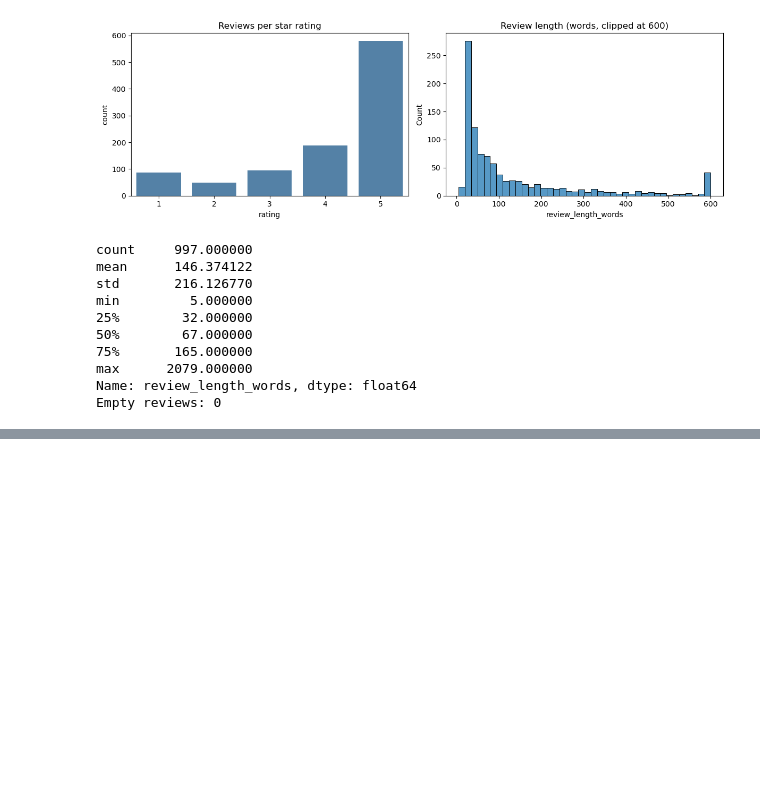
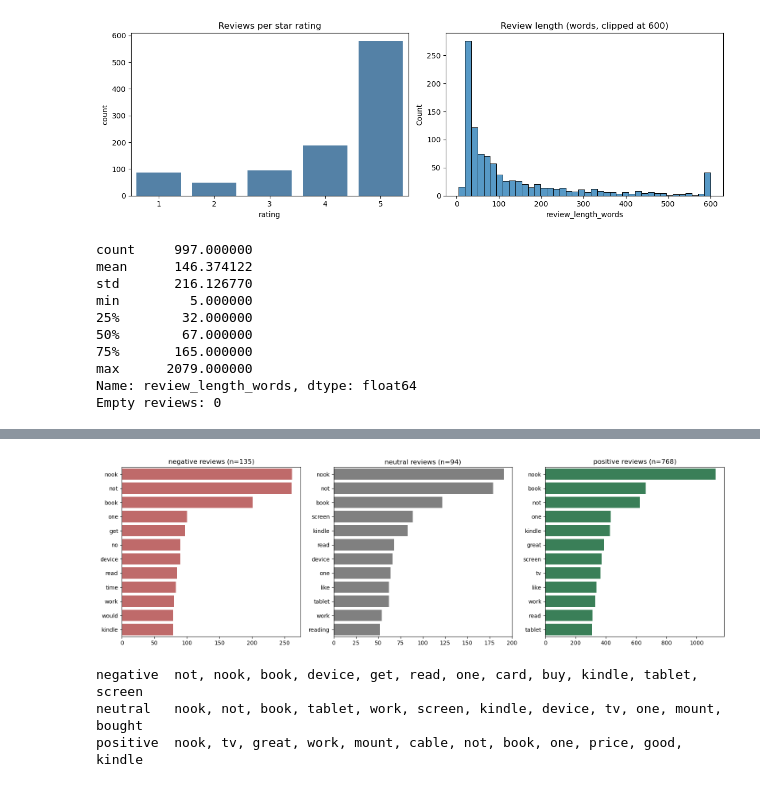
Before and after one commit to Gyrith/Amazon-reviews-NLP-Time-Series-Neural-Networks, a Jupyter notebook: C09_MO8.ipynb, the cells around one changed output, grey strips where cells are left out. Drawn from its saved outputs; the diff is of its cells as text; code cells hidden in the pictures; blank space fills up the shorter version.

```diff
--- a/C09_MO8.ipynb
+++ b/C09_MO8.ipynb
@@ -199,0 +276,27 @@ Empty reviews: 0
+# %%
+# language by sentiment
+def top_by_group(mask, k=12):
+    toks = [t for toks in df.loc[mask, 'processed_tokens'] for t in toks]
+    return Counter(toks).most_common(k)
+
+fig, axes = plt.subplots(1, 3, figsize=(16, 5))
+for ax, lab in zip(axes, ['negative', 'neutral', 'positive']):
+    w, c = zip(*top_by_group(df['sentiment_label'] == lab))
+    sns.barplot(x=list(c), y=list(w), ax=ax, color={'negative': 'indianred', 'neutral': 'gray', 'positive': 'seagreen'}[lab])
+    ax.set_title(f'{lab} reviews (n={int((df.sentiment_label == lab).sum())})')
+plt.tight_layout(); plt.show()
+# %% [output]
+[figure, added]
+# %%
+# Distinctive words: TF-IDF mean by sentiment group
+from sklearn.feature_extraction.text import TfidfVectorizer
+tv = TfidfVectorizer(min_df=5, max_df=0.5)
+M = tv.fit_transform(df['processed_text'])
+terms = np.array(tv.get_feature_names_out())
+for lab in ['negative', 'neutral', 'positive']:
+    mean = np.asarray(M[(df['sentiment_label'] == lab).values].mean(axis=0)).ravel()
+    print(f"{lab:9s}", ', '.join(terms[mean.argsort()[::-1][:12]]))
+# %% [output]
+negative  not, nook, book, device, get, read, one, card, buy, kindle, tablet, screen
+neutral   nook, not, book, tablet, work, screen, kindle, device, tv, one, mount, bought
+positive  nook, tv, great, work, mount, cable, not, book, one, price, good, kindle
```
Also changed, not shown: parts of 9 cells of this notebook.
